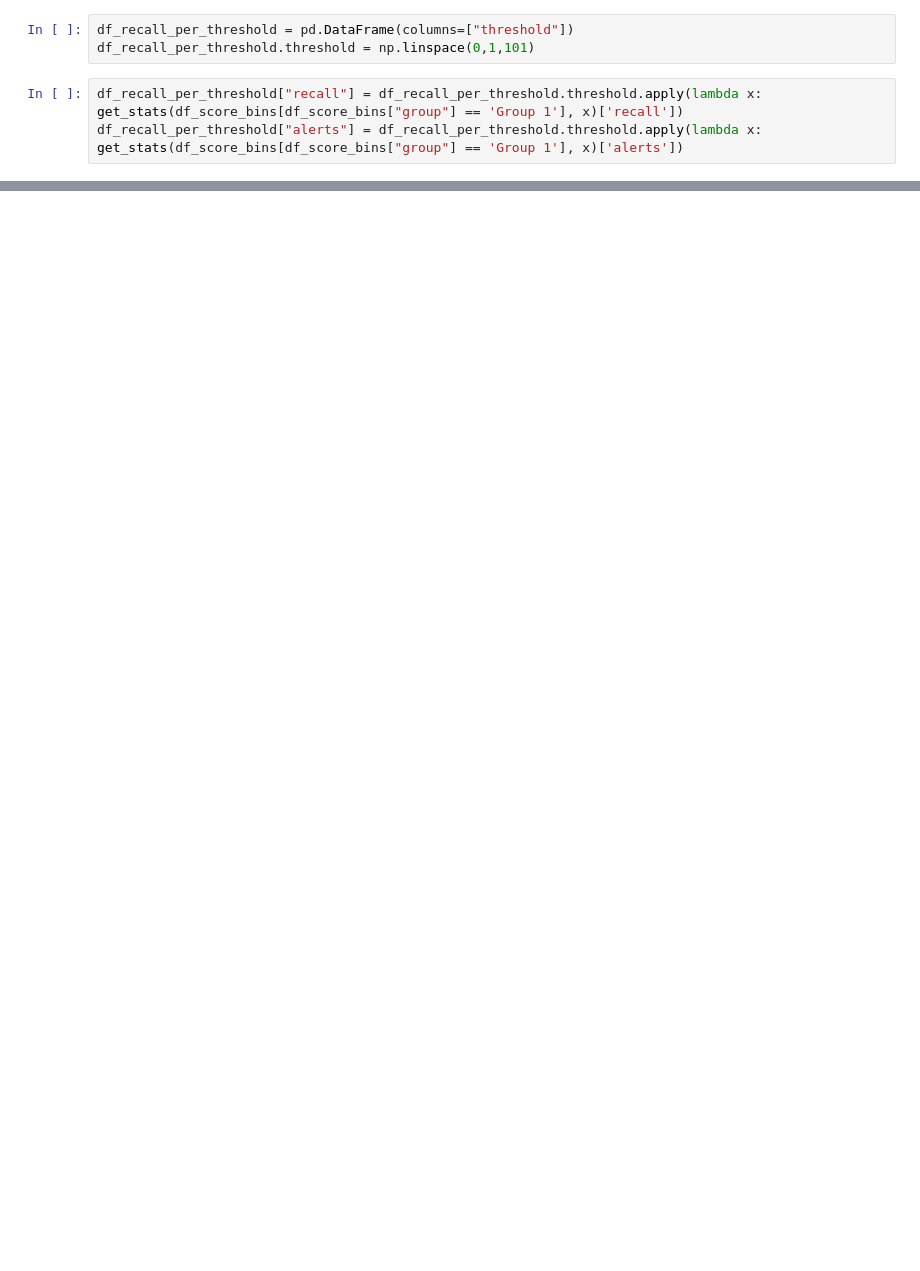
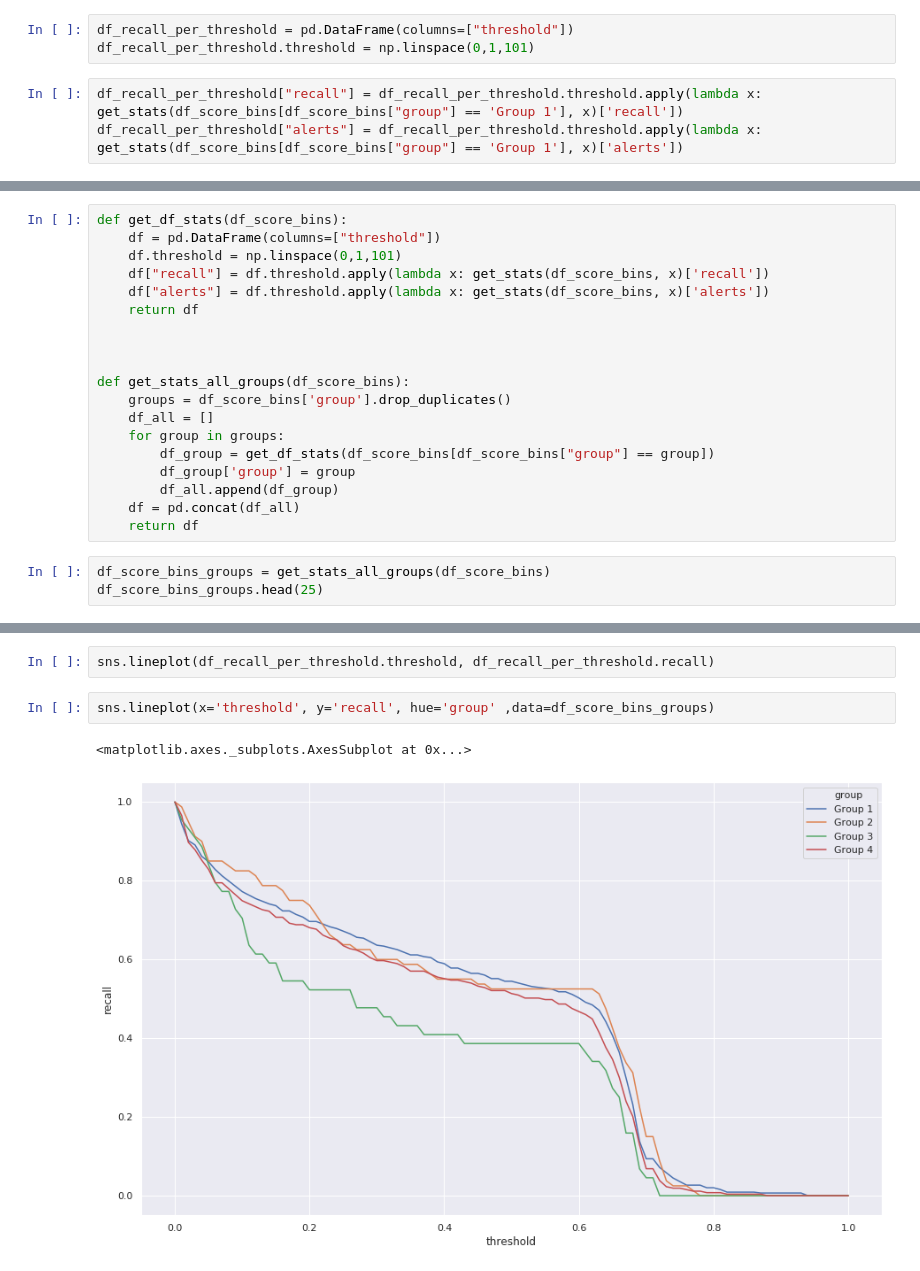
Before and after one commit to rjgpacheco/multi-threshold-optimization, a Jupyter notebook: Distribution Demos.ipynb, the cells around one changed output, grey strips where cells are left out. Saved outputs shown, nothing was run; the diff lists cells and outputs as text; blank space fills up the shorter version.

```diff
--- a/Distribution Demos.ipynb
+++ b/Distribution Demos.ipynb
@@ -220,0 +278,22 @@ NameError: name 'df_recall_per_threshold' is not defined
+# %%
+def get_df_stats(df_score_bins):
+    df = pd.DataFrame(columns=["threshold"])
+    df.threshold = np.linspace(0,1,101)
+    df["recall"] = df.threshold.apply(lambda x: get_stats(df_score_bins, x)['recall'])
+    df["alerts"] = df.threshold.apply(lambda x: get_stats(df_score_bins, x)['alerts'])
+    return df
+
+
+
+def get_stats_all_groups(df_score_bins):
+    groups = df_score_bins['group'].drop_duplicates()
+    df_all = []
+    for group in groups:
+        df_group = get_df_stats(df_score_bins[df_score_bins["group"] == group])
+        df_group['group'] = group
+        df_all.append(df_group)
+    df = pd.concat(df_all)
+    return df
+# %%
+df_score_bins_groups = get_stats_all_groups(df_score_bins)
+df_score_bins_groups.head(25)
@@ -220,0 +318,7 @@ NameError: name 'df_recall_per_threshold' is not defined
+# %%
+sns.lineplot(df_recall_per_threshold.threshold, df_recall_per_threshold.recall)
+# %%
+sns.lineplot(x='threshold', y='recall', hue='group' ,data=df_score_bins_groups)
+# %% [output]
+<matplotlib.axes._subplots.AxesSubplot at 0x...>
+[figure, added]
```
Also changed, not shown: parts of 25 cells of this notebook, 1 other file.
